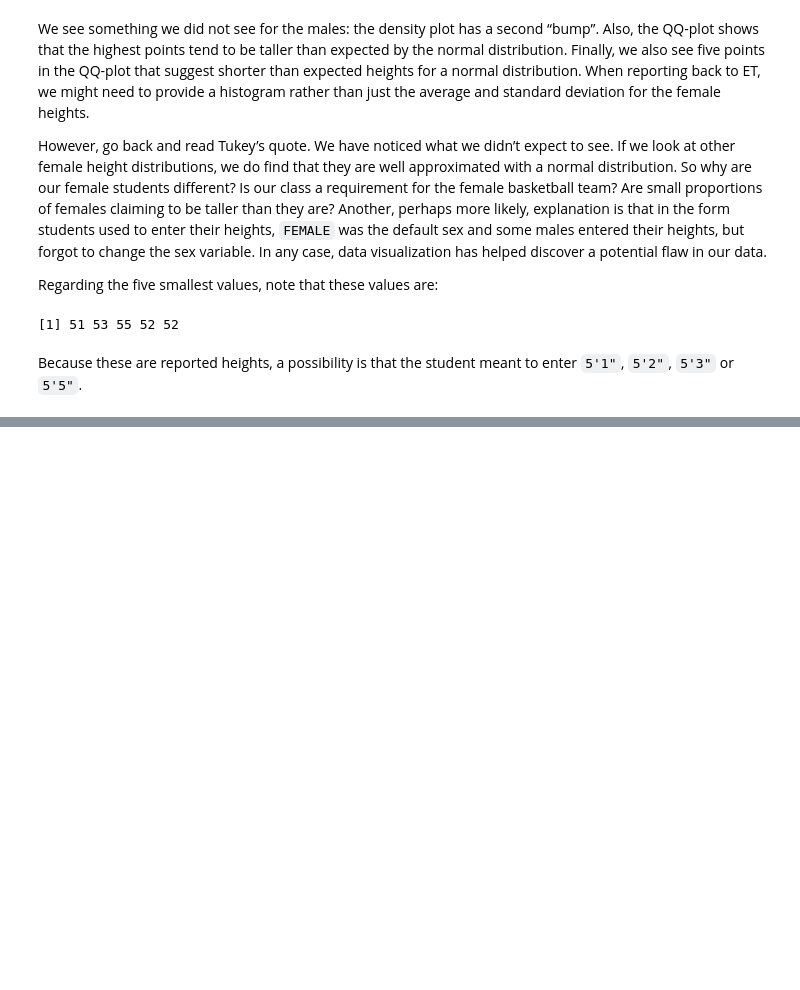
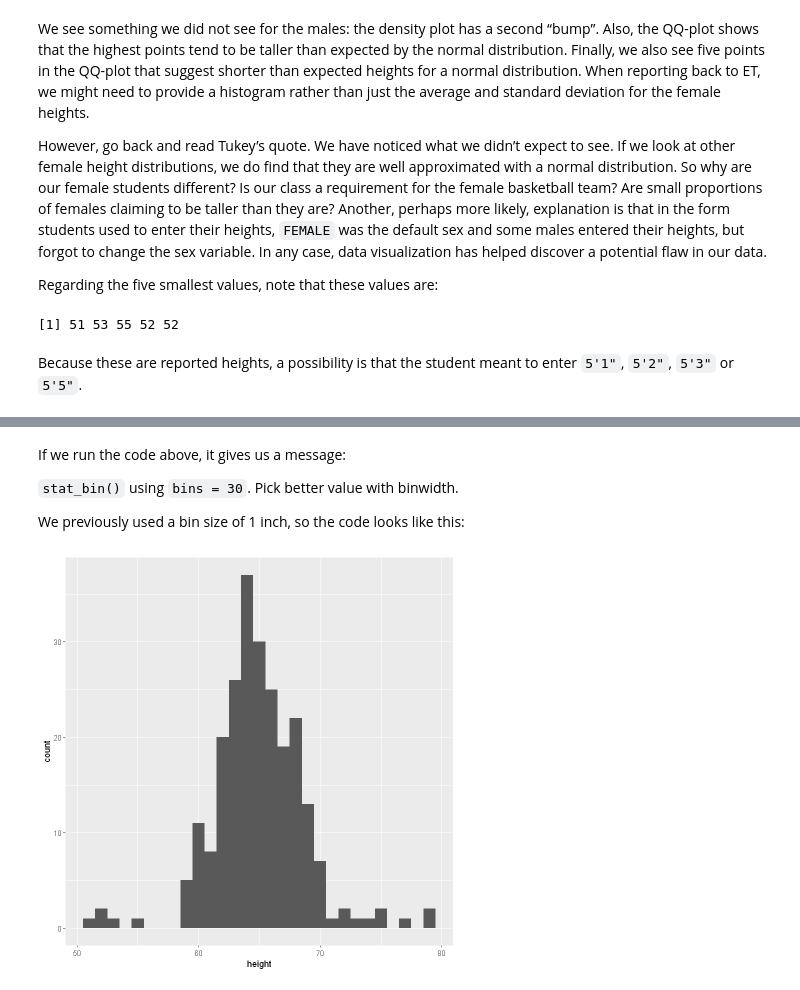
Before and after one commit to withjungjh/bsms222_168_jung, a Jupyter notebook: Ch8_Visulalizing_data_distribution.ipynb, the cells around one changed output, grey strips where cells are left out. Drawn from its saved outputs; the diff is of its cells as text; code cells hidden in the pictures; blank space fills up the shorter version.

```diff
--- a/Ch8_Visulalizing_data_distribution.ipynb
+++ b/Ch8_Visulalizing_data_distribution.ipynb
@@ -481,0 +656,13 @@ Because these are reported heights, a possibility is that the student meant to e
+# %% [markdown]
+If we run the code above, it gives us a message:
+
+   `stat_bin()` using `bins = 30`. Pick better value with binwidth.
+
+We previously used a bin size of 1 inch, so the code looks like this:
+# %%
+heights %>%
+    filter(sex =="Female") %>%
+    ggplot(aes(height)) +
+    geom_histogram(binwidth = 1)
+# %% [output]
+[figure, added]
```
Also changed, not shown: parts of 96 cells of this notebook.
